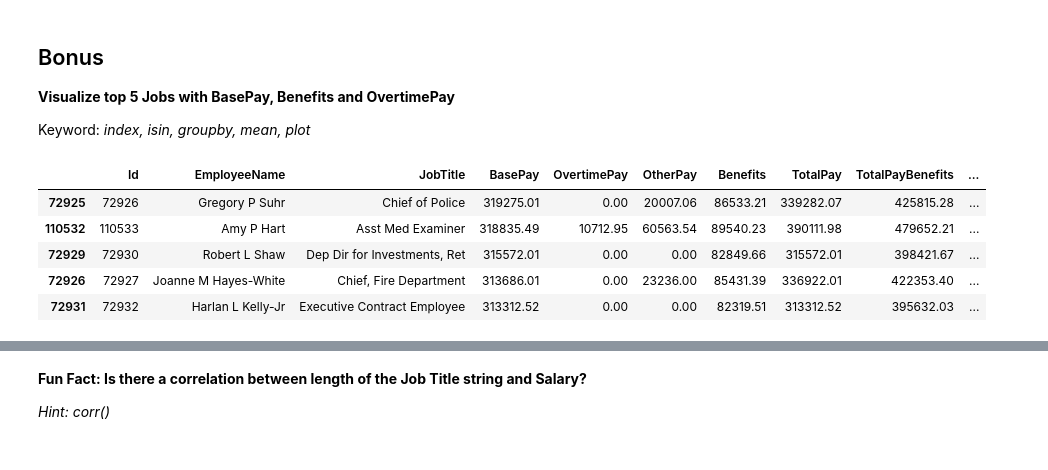
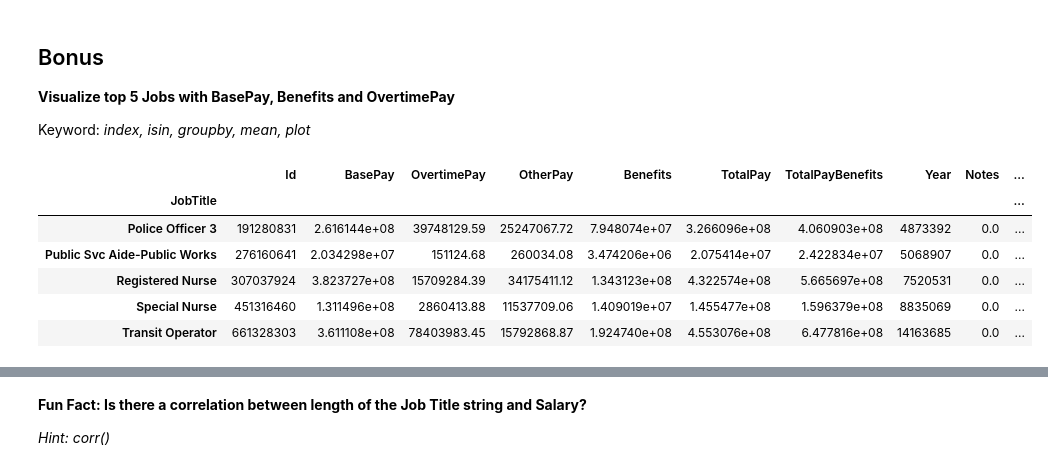
Before and after one commit to minhquanym/CoderSchool-Assignments, a Jupyter notebook: Assignment_2.ipynb, the cells around one changed output, grey strips where cells are left out. Saved outputs shown, nothing was run; the diff lists cells and outputs as text; code cells hidden in the pictures.

```diff
--- a/Assignment_2.ipynb
+++ b/Assignment_2.ipynb
@@ -249,16 +249,23 @@ sns.distplot(sal[sal['Year'] == 2014]['BasePay'], bins = 30)
 **Visualize top 5 Jobs with BasePay, Benefits and OvertimePay**
 
 Keyword: *index, isin, groupby, mean, plot*
-# %%
-# Your Code Here
-most_basepay = sal.sort_values('BasePay', ascending=False).head(5)
-most_basepay
-# %% [output]
-|  | Id | EmployeeName | JobTitle | BasePay | OvertimePay | OtherPay | Benefits | TotalPay | TotalPayBenefits | ... |
-| 72925 | 72926 | Gregory P Suhr | Chief of Police | 319275.01 | 0.00 | 20007.06 | 86533.21 | 339282.07 | 425815.28 | ... |
-| 110532 | 110533 | Amy P Hart | Asst Med Examiner | 318835.49 | 10712.95 | 60563.54 | 89540.23 | 390111.98 | 479652.21 | ... |
-| 72929 | 72930 | Robert L Shaw | Dep Dir for Investments, Ret | 315572.01 | 0.00 | 0.00 | 82849.66 | 315572.01 | 398421.67 | ... |
-| 72926 | 72927 | Joanne M Hayes-White | Chief, Fire Department | 313686.01 | 0.00 | 23236.00 | 85431.39 | 336922.01 | 422353.40 | ... |
-| 72931 | 72932 | Harlan L Kelly-Jr | Executive Contract Employee | 313312.52 | 0.00 | 0.00 | 82319.51 | 313312.52 | 395632.03 | ... |
+# %%
+# Your Code Here
+name_top_5_jobs = list(sal['JobTitle'].value_counts().head(5).index)
+jobs_in_top = sal['JobTitle'].isin(name_top_5_jobs)
+index_jobs = list(jobs_in_top[jobs_in_top].index)
+
+
+top_5_jobs = sal.iloc[index_jobs,:].groupby('JobTitle').sum()
+top_5_jobs['Frequency'] = sal['JobTitle'].value_counts()
+top_5_jobs
+# %% [output]
+|  | Id | BasePay | OvertimePay | OtherPay | Benefits | TotalPay | TotalPayBenefits | Year | Notes | ... |
+| JobTitle |  |  |  |  |  |  |  |  |  | ... |
+| Police Officer 3 | 191280831 | 2.616144e+08 | 39748129.59 | 25247067.72 | 7.948074e+07 | 3.266096e+08 | 4.060903e+08 | 4873392 | 0.0 | ... |
+| Public Svc Aide-Public Works | 276160641 | 2.034298e+07 | 151124.68 | 260034.08 | 3.474206e+06 | 2.075414e+07 | 2.422834e+07 | 5068907 | 0.0 | ... |
+| Registered Nurse | 307037924 | 3.823727e+08 | 15709284.39 | 34175411.12 | 1.343123e+08 | 4.322574e+08 | 5.665697e+08 | 7520531 | 0.0 | ... |
+| Special Nurse | 451316460 | 1.311496e+08 | 2860413.88 | 11537709.06 | 1.409019e+07 | 1.455477e+08 | 1.596379e+08 | 8835069 | 0.0 | ... |
+| Transit Operator | 661328303 | 3.611108e+08 | 78403983.45 | 15792868.87 | 1.924740e+08 | 4.553076e+08 | 6.477816e+08 | 14163685 | 0.0 | ... |
 # %%
 # Your Code Here
```
Also changed, not shown: parts of 2 cells of this notebook.
